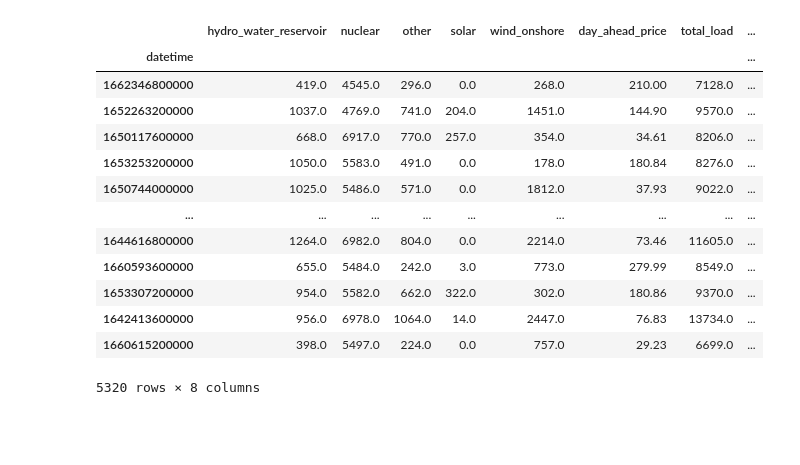
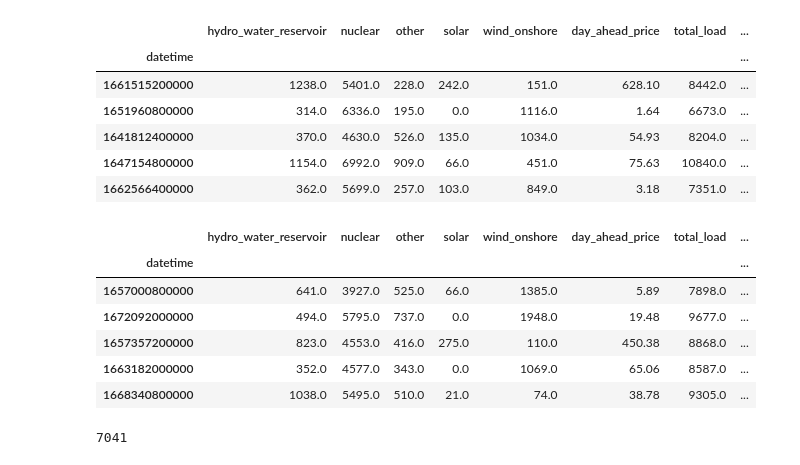
Before and after one commit to AbyelT/ID2223-Scalable-ML-and-DL, a Jupyter notebook: Project/training-pipeline.ipynb, the cells around one changed output. Drawn from its saved outputs; the diff is of its cells as text; code cells hidden in the pictures; blank space fills up the shorter version.

```diff
--- a/Project/training-pipeline.ipynb
+++ b/Project/training-pipeline.ipynb
@@ -45,7 +25,11 @@ Connected. Call `.close()` to terminate connection gracefully.
-# %%
-electricity_data_fg = fs.get_or_create_feature_group(
-    name = 'electricity_data_fg',
-    version = 1
-)
-# %%
-electricity_data_fg = fs.get_feature_group('electricity_data_fg', version=1)
+# %%
+try:
+    feature_view = fs.get_feature_view(name="new_electricity_data_fv", version=1)
+except:
+    electricity_data_fg = fs.get_feature_group('new_electricity_data_fg', version=1)
+    query = electricity_data_fg.select_all()
+    feature_view = fs.create_feature_view(name="new_electricity_data_fv",
+                                        version=1,
+                                        description="Read from Feature Group new_electricity_data_fg",
+                                        labels=["day_ahead_price"],
+                                        query=query)
@@ -89,7 +43,0 @@ mapping_transformers = {col_name:fs.get_transformation_function(name='standard_s
-# %%
-feature_view = fs.create_feature_view(
-    name = 'electricity_data_fv',
-    version = 3,
-    #transformation_functions = mapping_transformers,
-    query = query
-)
@@ -170,20 +81,23 @@ test_size = len(train_data) - train_size
 test = train_data.iloc[train_size:,:]
 train = train_data.iloc[0:train_size,:]
 # %%
-train
+train.head()
 # %% [output]
 |  | hydro_water_reservoir | nuclear | other | solar | wind_onshore | day_ahead_price | total_load | ... |
 | datetime |  |  |  |  |  |  |  | ... |
-| 1662346800000 | 419.0 | 4545.0 | 296.0 | 0.0 | 268.0 | 210.00 | 7128.0 | ... |
-| 1652263200000 | 1037.0 | 4769.0 | 741.0 | 204.0 | 1451.0 | 144.90 | 9570.0 | ... |
-| 1650117600000 | 668.0 | 6917.0 | 770.0 | 257.0 | 354.0 | 34.61 | 8206.0 | ... |
-| 1653253200000 | 1050.0 | 5583.0 | 491.0 | 0.0 | 178.0 | 180.84 | 8276.0 | ... |
-| 1650744000000 | 1025.0 | 5486.0 | 571.0 | 0.0 | 1812.0 | 37.93 | 9022.0 | ... |
-| ... | ... | ... | ... | ... | ... | ... | ... | ... |
-| 1644616800000 | 1264.0 | 6982.0 | 804.0 | 0.0 | 2214.0 | 73.46 | 11605.0 | ... |
-| 1660593600000 | 655.0 | 5484.0 | 242.0 | 3.0 | 773.0 | 279.99 | 8549.0 | ... |
-| 1653307200000 | 954.0 | 5582.0 | 662.0 | 322.0 | 302.0 | 180.86 | 9370.0 | ... |
-| 1642413600000 | 956.0 | 6978.0 | 1064.0 | 14.0 | 2447.0 | 76.83 | 13734.0 | ... |
-| 1660615200000 | 398.0 | 5497.0 | 224.0 | 0.0 | 757.0 | 29.23 | 6699.0 | ... |
+| 1661515200000 | 1238.0 | 5401.0 | 228.0 | 242.0 | 151.0 | 628.10 | 8442.0 | ... |
+| 1651960800000 | 314.0 | 6336.0 | 195.0 | 0.0 | 1116.0 | 1.64 | 6673.0 | ... |
+| 1641812400000 | 370.0 | 4630.0 | 526.0 | 135.0 | 1034.0 | 54.93 | 8204.0 | ... |
+| 1647154800000 | 1154.0 | 6992.0 | 909.0 | 66.0 | 451.0 | 75.63 | 10840.0 | ... |
+| 1662566400000 | 362.0 | 5699.0 | 257.0 | 103.0 | 849.0 | 3.18 | 7351.0 | ... |
-5320 rows × 8 columns
+# %%
+test.head()
+# %% [output]
+|  | hydro_water_reservoir | nuclear | other | solar | wind_onshore | day_ahead_price | total_load | ... |
+| datetime |  |  |  |  |  |  |  | ... |
+| 1657000800000 | 641.0 | 3927.0 | 525.0 | 66.0 | 1385.0 | 5.89 | 7898.0 | ... |
+| 1672092000000 | 494.0 | 5795.0 | 737.0 | 0.0 | 1948.0 | 19.48 | 9677.0 | ... |
+| 1657357200000 | 823.0 | 4553.0 | 416.0 | 275.0 | 110.0 | 450.38 | 8868.0 | ... |
+| 1663182000000 | 352.0 | 4577.0 | 343.0 | 0.0 | 1069.0 | 65.06 | 8587.0 | ... |
+| 1668340800000 | 1038.0 | 5495.0 | 510.0 | 21.0 | 74.0 | 38.78 | 9305.0 | ... |
 # %%
@@ -192,4 +108,8 @@ X_scaled_train=sc_x.fit_transform(train)
 # %%
 sc_y=StandardScaler()
 y_scaled_train=sc_y.fit_transform(train[['day_ahead_price']])
+# %%
+train.info()
+# %% [output]
+7041
 # %%
```
Also changed, not shown: parts of 36 cells of this notebook, 2 other files.
